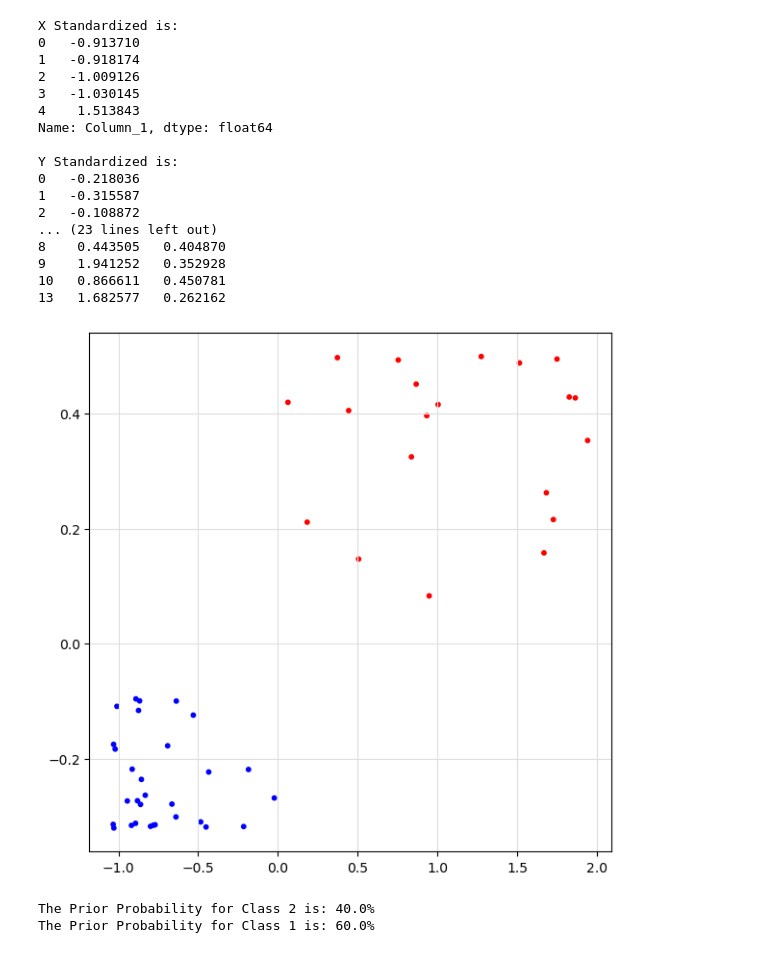
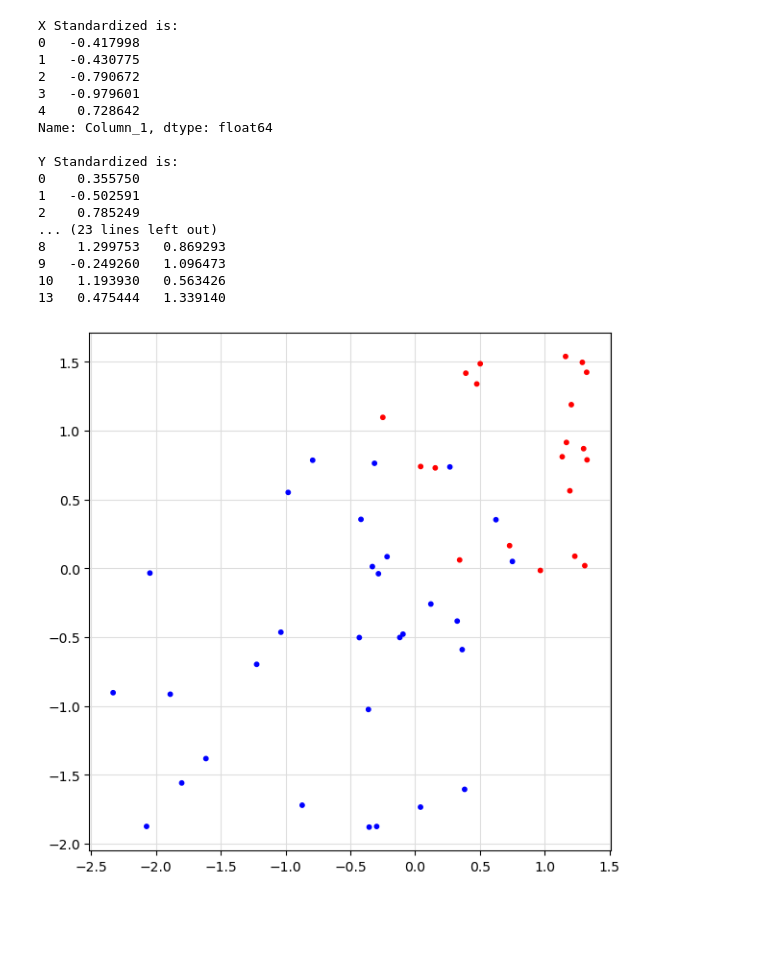
Before and after one commit to WhatCharlie/TestingMLAlgorithms, a Jupyter notebook: Testing Linear Discriminant Analysis.ipynb, the cells around one changed output. Saved outputs shown, nothing was run; the diff lists cells and outputs as text; code cells hidden in the pictures; blank space fills up the shorter version.

```diff
--- a/Testing Linear Discriminant Analysis.ipynb
+++ b/Testing Linear Discriminant Analysis.ipynb
@@ -6,15 +6,11 @@ from scipy import stats
 
 np.random.seed(0)
 
-
 num_rows = 100
 num_columns = 3
 
-
 random_data = pd.DataFrame(np.random.rand(num_rows, num_columns),
                             columns=[f'Column_{i+1}' for i in range(num_columns)])
-
-
 
 rd = random_data.copy()
 
@@ -25,11 +21,11 @@ z = 'Column_3'
 rd.loc[:, z] = rd[z].round()
 
 condition = rd[z] == 1
-rd.loc[condition, x] = rd.loc[condition, x] ** np.sin(rd[x])
-rd.loc[~condition, x] = rd.loc[~condition, x] + np.cos(rd[x])
+rd.loc[condition, x] = np.sin(rd[x]) + 0.01
+rd.loc[~condition, x] = np.cos(rd[x]) - 0.01
 
-rd.loc[condition, y] = rd.loc[condition, y] ** np.sin(rd[y])
-rd.loc[~condition, y] = rd.loc[~condition, y] + np.cos(rd[y])
+rd.loc[condition, y] = np.sin(rd[y]) * 0.1
+rd.loc[~condition, y] = np.cos(rd[y]) * 0.1
 
 training_samples = num_rows // 2
 
@@ -37,16 +33,12 @@ training_samples = num_rows // 2
 x_train = rd[x][:training_samples]
 y_train = rd[y][:training_samples]
 z_train = rd[z][:training_samples]
-training_data = rd[:training_samples]
 
 x_test = rd[x][training_samples:]
 y_test = rd[y][training_samples:]
 z_test = rd[z][training_samples:]
 
 print(f"First 5 rows of Dataframe: \n{rd.head()}")
-
-
-print(f"\nFirst 5 indices of Training Data: \n{training_data.head()}")
 # %% [output]
 First 5 rows of Dataframe:
    Column_1  Column_2  Column_3
@@ -79,69 +90,55 @@ plt.show()
 # %%
-def standardize(x, y):
-    u_x, u_y = np.mean(x), np.mean(y)
-    std_x, std_y = np.std(x), np.mean(y)
-    x_z = (x - u_x) / std_x
-    y_z = (y - u_y) / std_y
+def standardize(x_val, y_val):
+    u_x, u_y = np.mean(x_val), np.mean(y_val)
+    std_x, std_y = np.std(x_val), np.std(y_val)
+    x_z = (x_val - u_x) / std_x
+    y_z = (y_val - u_y) / std_y
     return x_z, y_z
 
 x_z_train, y_z_train = standardize(x_train, y_train)
 
 rd['x_z_train'] = x_z_train
 rd['y_z_train'] = y_z_train
+
 print(f'X Standardized is: \n{x_z_train.head()}\n\nY Standardized is: \n{y_z_train.head()}')
 print(f'\nFirst 5 rows of Dataframe: \n{rd.head()}')
 
 class_1 = pd.DataFrame({'x_z_train': x_z_train.loc[z_train.eq(1)], 'y_z_train': y_z_train.loc[z_train.eq(1)]})
 class_2 = pd.DataFrame({'x_z_train': x_z_train.loc[z_train.eq(0)], 'y_z_train': y_z_train.loc[z_train.eq(0)]})
 all_classes = [class_2, class_1]
 classes_names = ['Class 2', 'Class 1']
 class_values = [0, 1]
 num_features = num_columns - 1
 
 print(f"\nFirst 5 indices of Class 1: \n{class_1.head()}")
 print(f"\nFirst 5 indices of Class 2: \n{class_2.head()}")
 
 size = 1000 / num_rows
 plt.figure(figsize=(7, 7))
 threshold = 1
 
 colors = np.where(z_train == threshold, 'blue', 'red')
-plt.scatter(x_z_train, y_z_train, c=colors, s=size)
+plt.scatter(x_z_train, y_z_train, c=colors, s=size, zorder=2)
 
 plt.grid(which='major', color='#DDDDDD', linewidth=0.8, zorder=1)
 
 plt.show()
 # %% [output]
 X Standardized is:
-0   -0.913710
-1   -0.918174
-2   -1.009126
-3   -1.030145
-4    1.513843
+0   -0.417998
+1   -0.430775
+2   -0.790672
+3   -0.979601
+4    0.728642
 Name: Column_1, dtype: float64
 
 Y Standardized is:
-0   -0.218036
-1   -0.315587
-2   -0.108872
+0    0.355750
+1   -0.502591
+2    0.785249
 ... (23 lines left out)
-8    0.443505   0.404870
-9    1.941252   0.352928
-10   0.866611   0.450781
-13   1.682577   0.262162
+8    1.299753   0.869293
+9   -0.249260   1.096473
+10   1.193930   0.563426
+13   0.475444   1.339140
-[figure, old version]
+[figure, new version]
-# %%
-def prior_prob(classes_strings, all_classes, samples, dataset):
-    n_k = []
-    p_a = []
-    n = samples
-    for index, value in enumerate(all_classes):
-        n_k.append(len(value))
-        p_a.append(n_k[index] / n)
-        print(f"The Prior Probability for {classes_names[index]} is: {p_a[index]*100}%")
-    return p_a, n_k
-
-prior_probabilities, length_of_classes = prior_prob(classes_names, all_classes, training_samples, rd)
-# %% [output]
-The Prior Probability for Class 2 is: 40.0%
-The Prior Probability for Class 1 is: 60.0%
```
Also changed, not shown: parts of 16 cells of this notebook.
